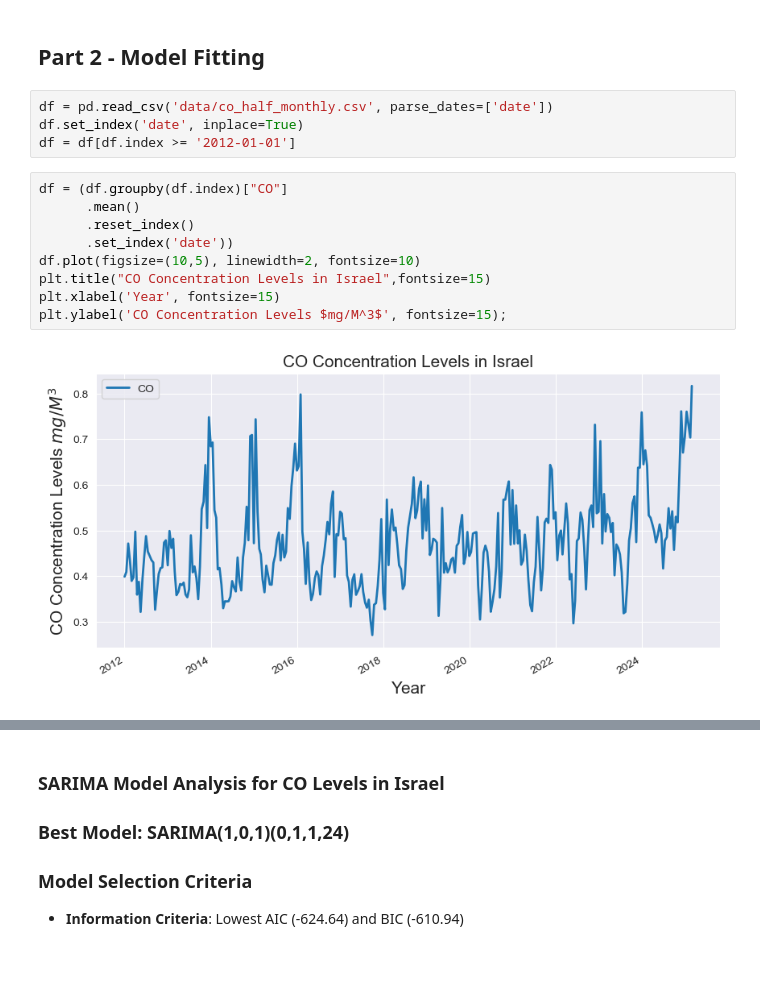
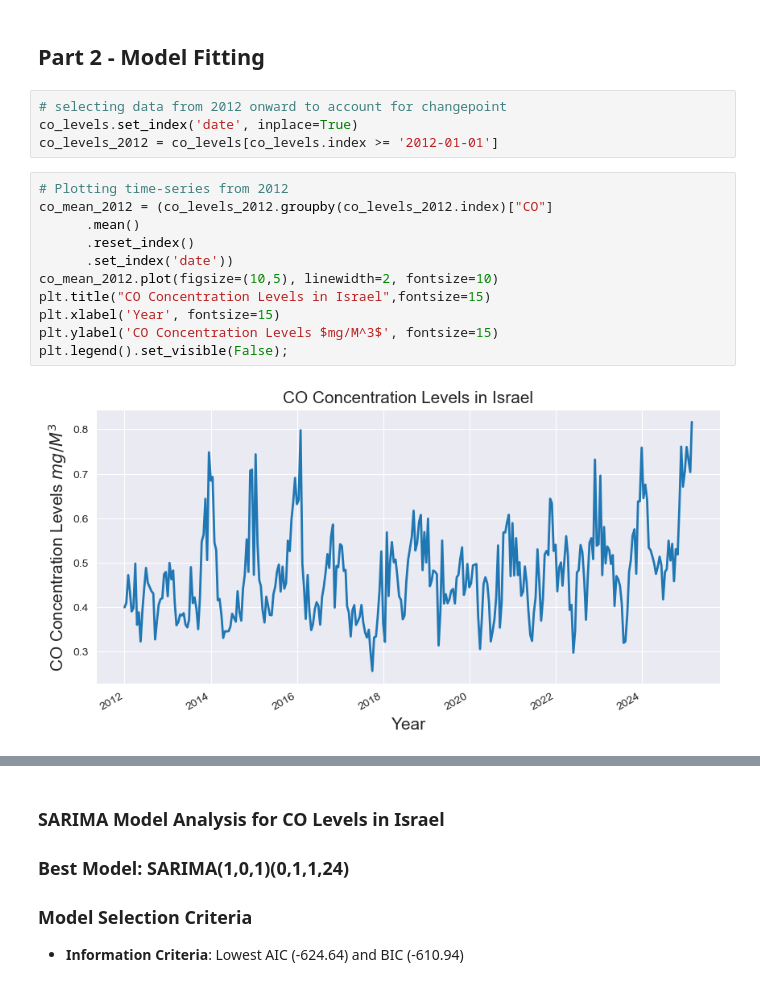
Before and after one commit to sinitsky96/Time-Series-Project, a Jupyter notebook: Final_Project.ipynb, the cells around one changed output, grey strips where cells are left out. Cells and saved outputs as stored; diff of their text form.

```diff
--- a/Final_Project.ipynb
+++ b/Final_Project.ipynb
@@ -117,19 +98,21 @@ plt.show()
 [figure]
 # %% [markdown]
 ## Part 2 - Model Fitting
-# %%
-df = pd.read_csv('data/co_half_monthly.csv', parse_dates=['date'])
-df.set_index('date', inplace=True)
-df = df[df.index >= '2012-01-01']
+# %%
+# selecting data from 2012 onward to account for changepoint
+co_levels.set_index('date', inplace=True)
+co_levels_2012 = co_levels[co_levels.index >= '2012-01-01']
 # %%
-df = (df.groupby(df.index)["CO"]
+# Plotting time-series from 2012
+co_mean_2012 = (co_levels_2012.groupby(co_levels_2012.index)["CO"]
       .mean()
       .reset_index()
       .set_index('date'))
-df.plot(figsize=(10,5), linewidth=2, fontsize=10)
+co_mean_2012.plot(figsize=(10,5), linewidth=2, fontsize=10)
 plt.title("CO Concentration Levels in Israel",fontsize=15)
 plt.xlabel('Year', fontsize=15)
-plt.ylabel('CO Concentration Levels $mg/M^3$', fontsize=15);
+plt.ylabel('CO Concentration Levels $mg/M^3$', fontsize=15)
+plt.legend().set_visible(False);
 # %% [output]
-[figure, old version]
+[figure, new version]
 # %%
```
Also changed, not shown: parts of 11 cells of this notebook.
